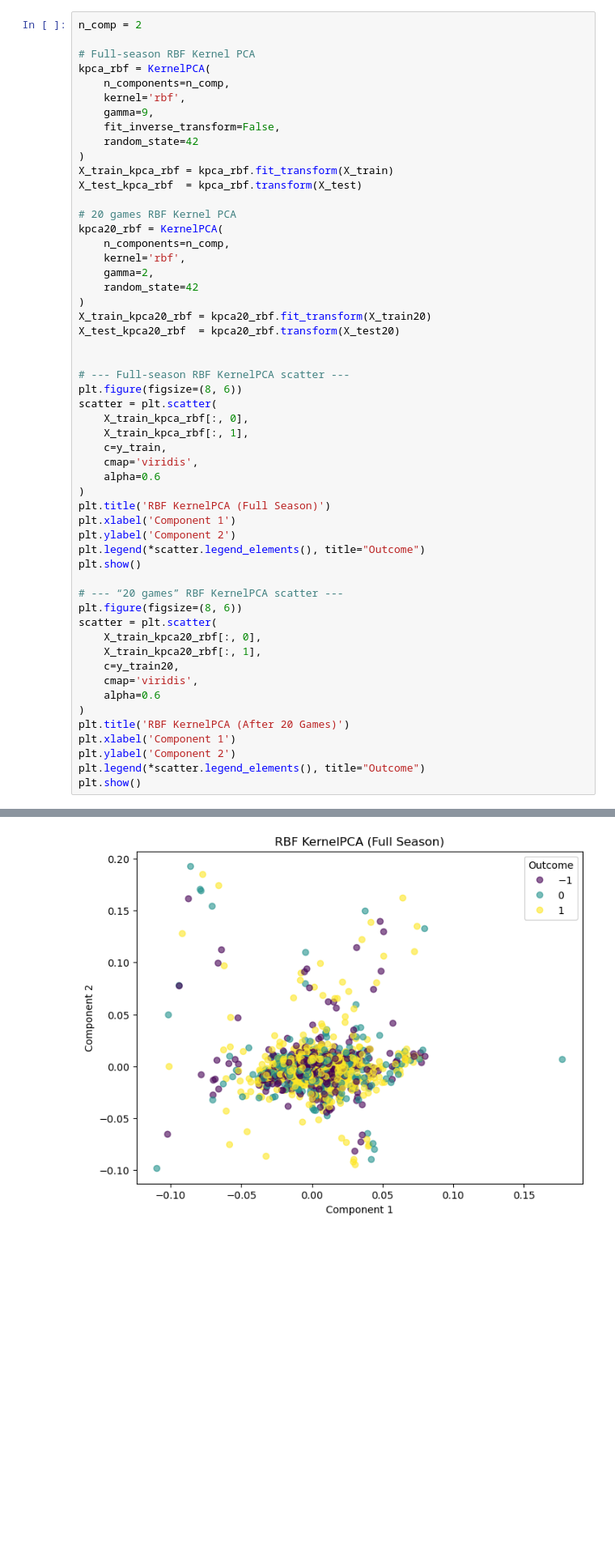
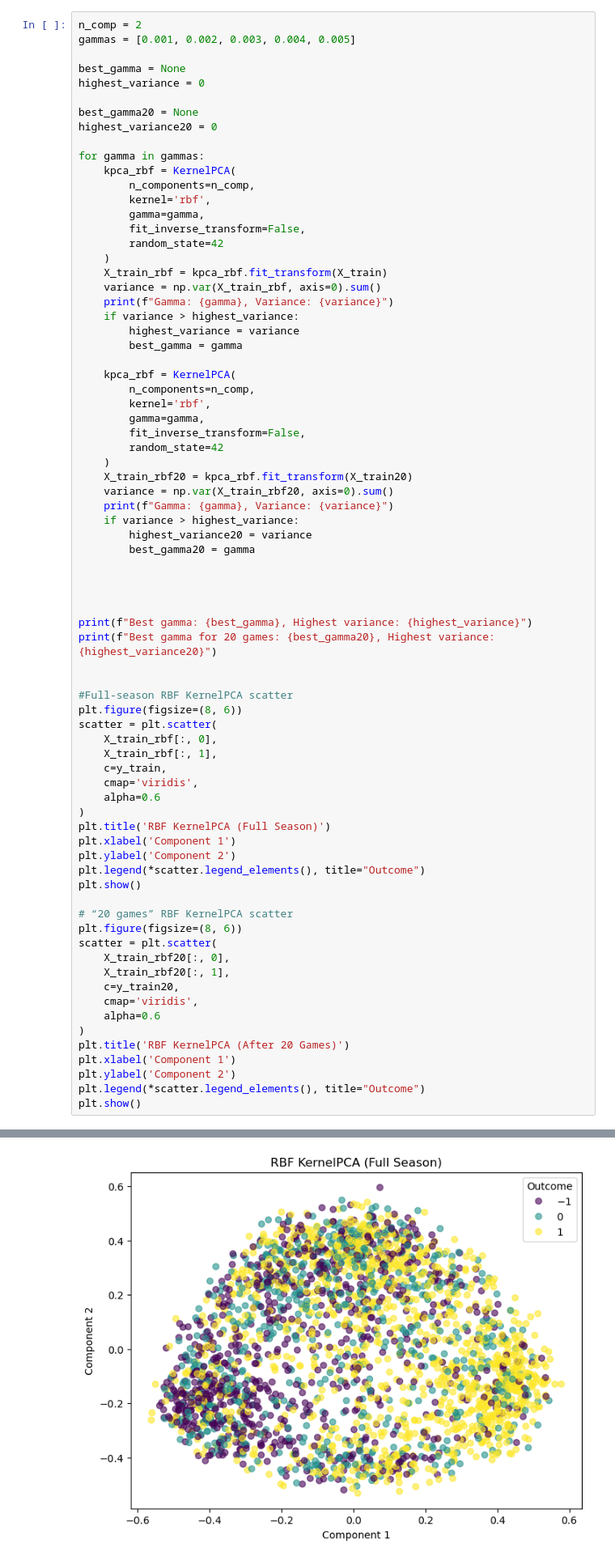
Before and after one commit to edricklinardi/Football-Match-Prediction, a Jupyter notebook: Project.ipynb, the cells around one changed output, grey strips where cells are left out. Shown at 81% size. Drawn from its saved outputs; the diff is of its cells as text; blank space fills up the shorter version.

Commit message:
rbf transform and log reg rbf

```diff
--- a/Project.ipynb
+++ b/Project.ipynb
@@ -479,34 +479,55 @@ Polynomial features shape: (1305, 779)
 # RBF Transform
 # %%
 n_comp = 2
+gammas = [0.001, 0.002, 0.003, 0.004, 0.005]
 
-# Full‐season RBF Kernel PCA
-kpca_rbf = KernelPCA(
-    n_components=n_comp,
-    kernel='rbf',
-    gamma=9,
-    fit_inverse_transform=False,
-    random_state=42
-)
-X_train_kpca_rbf = kpca_rbf.fit_transform(X_train)
-X_test_kpca_rbf  = kpca_rbf.transform(X_test)
+best_gamma = None
+highest_variance = 0
 
-# 20 games RBF Kernel PCA
-kpca20_rbf = KernelPCA(
-    n_components=n_comp,
-    kernel='rbf',
-    gamma=2,
-    random_state=42
-)
-X_train_kpca20_rbf = kpca20_rbf.fit_transform(X_train20)
-X_test_kpca20_rbf  = kpca20_rbf.transform(X_test20)
+best_gamma20 = None
+highest_variance20 = 0
+
+for gamma in gammas:
+    kpca_rbf = KernelPCA(
+        n_components=n_comp,
+        kernel='rbf',
+        gamma=gamma,
+        fit_inverse_transform=False,
+        random_state=42
+    )
+    X_train_rbf = kpca_rbf.fit_transform(X_train)
+    variance = np.var(X_train_rbf, axis=0).sum()
+    print(f"Gamma: {gamma}, Variance: {variance}")
+    if variance > highest_variance:
+        highest_variance = variance
+        best_gamma = gamma
+
+    kpca_rbf = KernelPCA(
+        n_components=n_comp,
+        kernel='rbf',
+        gamma=gamma,
+        fit_inverse_transform=False,
+        random_state=42
+    )
+    X_train_rbf20 = kpca_rbf.fit_transform(X_train20)
+    variance = np.var(X_train_rbf20, axis=0).sum()
+    print(f"Gamma: {gamma}, Variance: {variance}")
+    if variance > highest_variance:
+        highest_variance20 = variance
+        best_gamma20 = gamma
 
 
-# --- Full‐season RBF KernelPCA scatter ---
+
+
+print(f"Best gamma: {best_gamma}, Highest variance: {highest_variance}")
+print(f"Best gamma for 20 games: {best_gamma20}, Highest variance: {highest_variance20}")
+
+
+#Full‐season RBF KernelPCA scatter
 plt.figure(figsize=(8, 6))
 scatter = plt.scatter(
-    X_train_kpca_rbf[:, 0],
-    X_train_kpca_rbf[:, 1],
+    X_train_rbf[:, 0],
+    X_train_rbf[:, 1],
     c=y_train,
     cmap='viridis',
     alpha=0.6
@@ -517,11 +538,11 @@ plt.ylabel('Component 2')
 plt.legend(*scatter.legend_elements(), title="Outcome")
 plt.show()
 
-# --- “20 games” RBF KernelPCA scatter ---
+# “20 games” RBF KernelPCA scatter
 plt.figure(figsize=(8, 6))
 scatter = plt.scatter(
-    X_train_kpca20_rbf[:, 0],
-    X_train_kpca20_rbf[:, 1],
+    X_train_rbf20[:, 0],
+    X_train_rbf20[:, 1],
     c=y_train20,
     cmap='viridis',
     alpha=0.6
@@ -535 +568 @@ plt.show()
-[figure, old version]
+[figure, new version]
```
Also changed, not shown: parts of 6 cells of this notebook.
